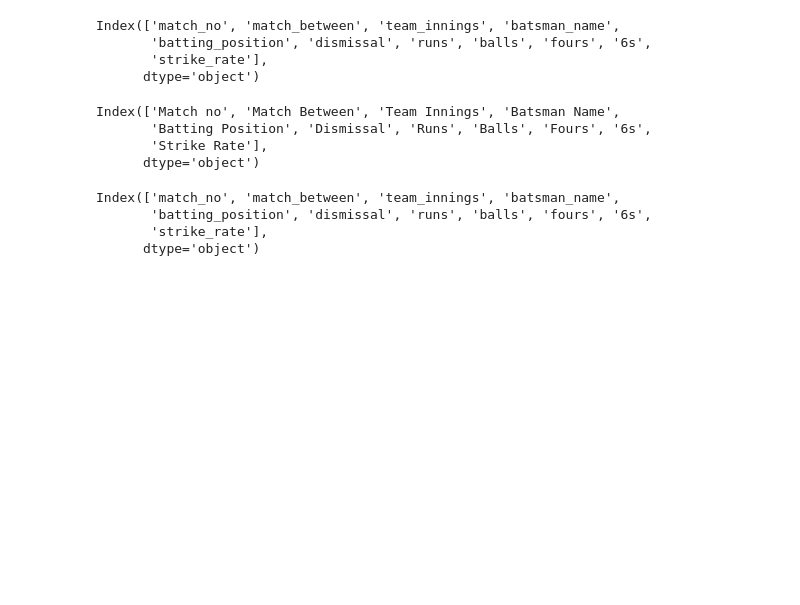
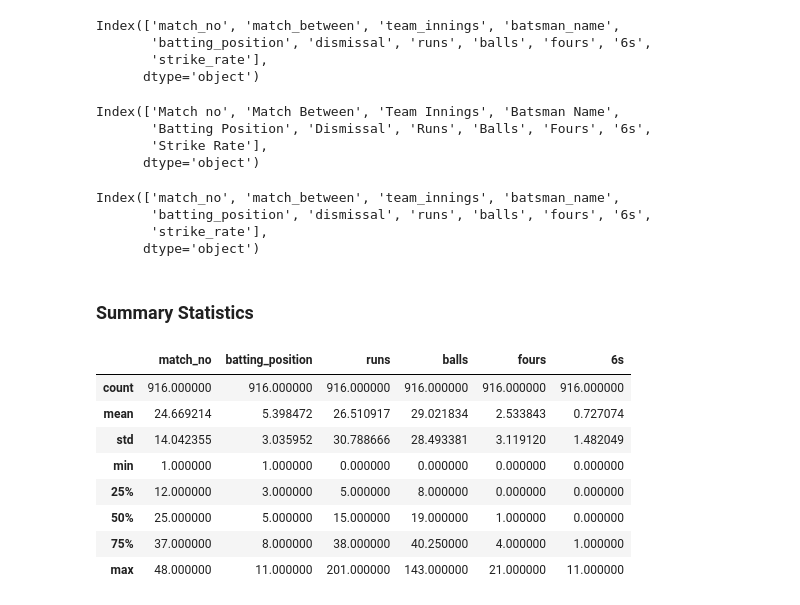
Before and after one commit to themrinalsinha/EverythingAI, a Jupyter notebook: Tools/Pandas Learnings/Introduction.ipynb, the cells around one changed output. Cells and saved outputs as stored; diff of their text form; code cells hidden in the pictures; blank space fills up the shorter version.

```diff
--- a/Tools/Pandas Learnings/Introduction.ipynb
+++ b/Tools/Pandas Learnings/Introduction.ipynb
@@ -538,3 +538,17 @@ Index(['match_no', 'match_between', 'team_innings', 'batsman_name',
        'batting_position', 'dismissal', 'runs', 'balls', 'fours', '6s',
        'strike_rate'],
       dtype='object')
+# %% [markdown]
+### Summary Statistics
+# %%
+df.describe()
+# %% [output]
+|  | match_no | batting_position | runs | balls | fours | 6s |
+| count | 916.000000 | 916.000000 | 916.000000 | 916.000000 | 916.000000 | 916.000000 |
+| mean | 24.669214 | 5.398472 | 26.510917 | 29.021834 | 2.533843 | 0.727074 |
+| std | 14.042355 | 3.035952 | 30.788666 | 28.493381 | 3.119120 | 1.482049 |
+| min | 1.000000 | 1.000000 | 0.000000 | 0.000000 | 0.000000 | 0.000000 |
+| 25% | 12.000000 | 3.000000 | 5.000000 | 8.000000 | 0.000000 | 0.000000 |
+| 50% | 25.000000 | 5.000000 | 15.000000 | 19.000000 | 1.000000 | 0.000000 |
+| 75% | 37.000000 | 8.000000 | 38.000000 | 40.250000 | 4.000000 | 1.000000 |
+| max | 48.000000 | 11.000000 | 201.000000 | 143.000000 | 21.000000 | 11.000000 |
```
Also changed, not shown: parts of 2 cells of this notebook, 1 other file.
